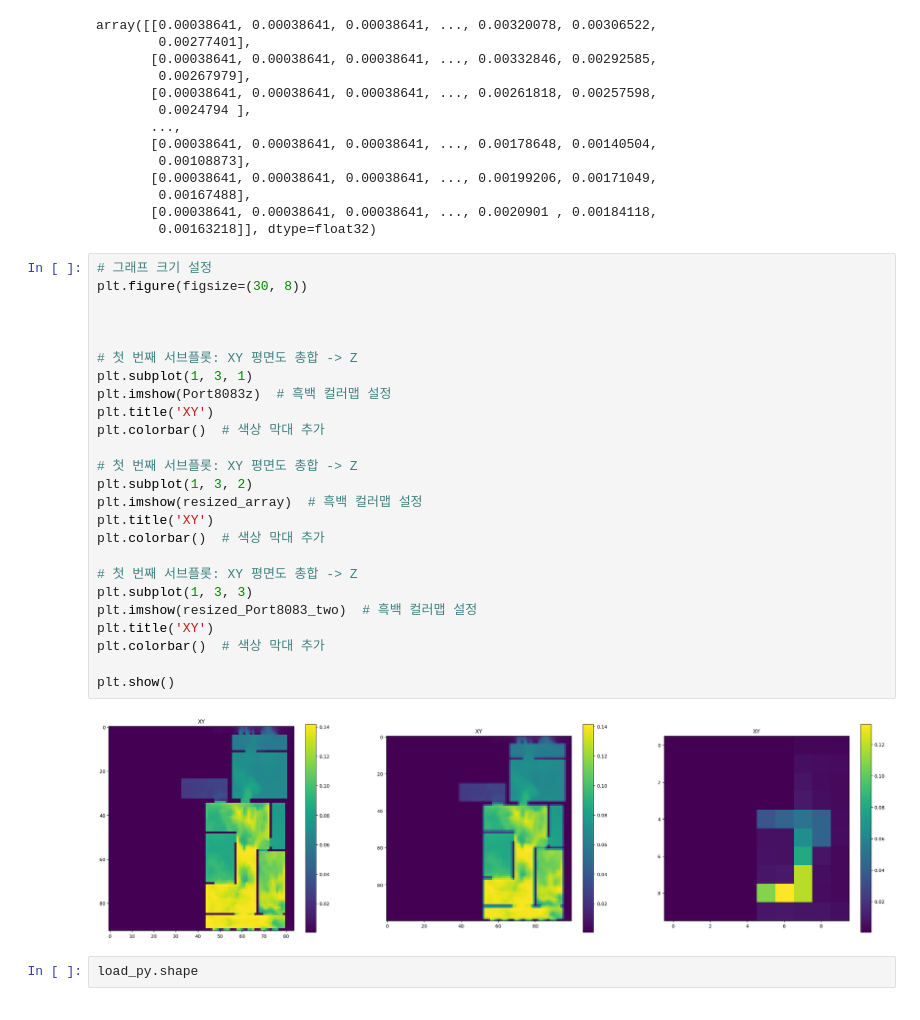
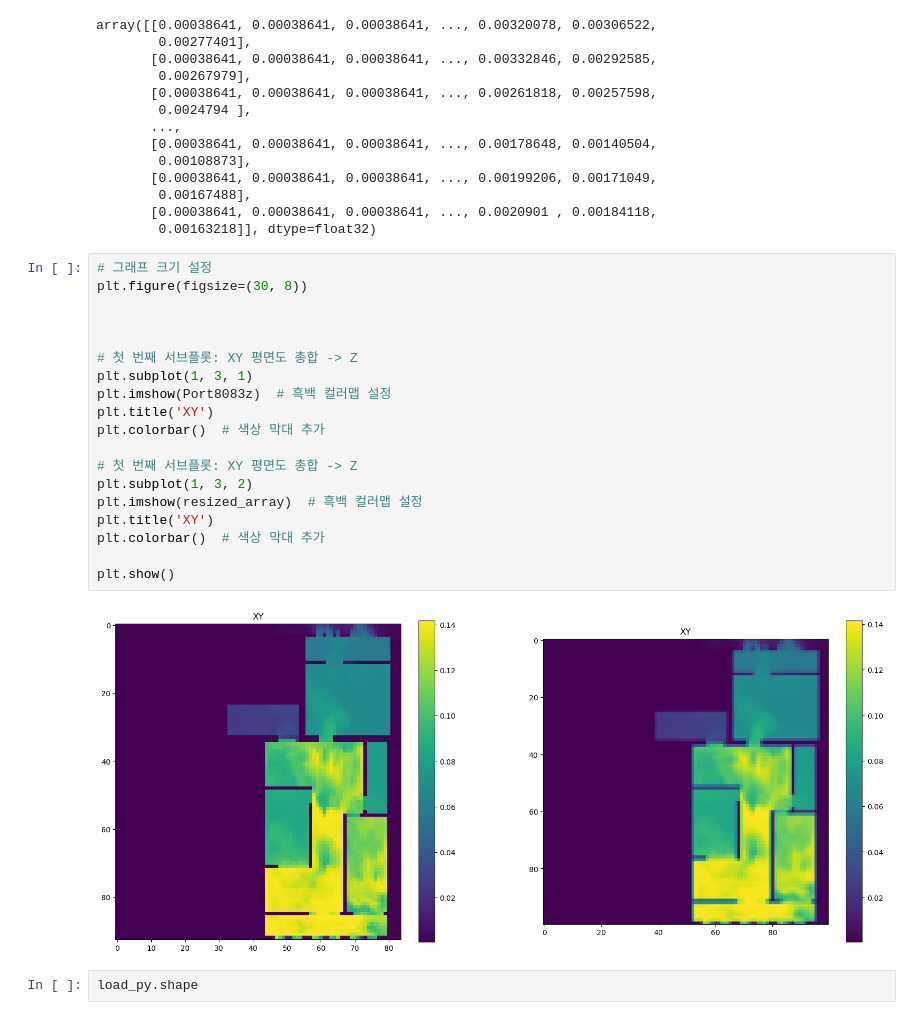
Before and after one commit to TGESTeam/AU_Protocol_Library, a Jupyter notebook: Port8082_sample.ipynb, the cells around one changed output. Cells and saved outputs as stored; diff of their text form.

```diff
--- a/Port8082_sample.ipynb
+++ b/Port8082_sample.ipynb
@@ -84,30 +66,24 @@ array([[0.00038641, 0.00038641, 0.00038641, ..., 0.00320078, 0.00306522,
 # %%
 # 그래프 크기 설정
 plt.figure(figsize=(30, 8))
 
 
 
 # 첫 번째 서브플롯: XY 평면도 총합 -> Z
 plt.subplot(1, 3, 1)
 plt.imshow(Port8083z)  # 흑백 컬러맵 설정
 plt.title('XY')
 plt.colorbar()  # 색상 막대 추가
 
 # 첫 번째 서브플롯: XY 평면도 총합 -> Z
 plt.subplot(1, 3, 2)
 plt.imshow(resized_array)  # 흑백 컬러맵 설정
 plt.title('XY')
 plt.colorbar()  # 색상 막대 추가
 
-# 첫 번째 서브플롯: XY 평면도 총합 -> Z
-plt.subplot(1, 3, 3)
-plt.imshow(resized_Port8083_two)  # 흑백 컬러맵 설정
-plt.title('XY')
-plt.colorbar()  # 색상 막대 추가
-
 plt.show()
 # %% [output]
-[figure, old version]
+[figure, new version]
 # %%
 load_py.shape
 # %% [output]
```
Also changed, not shown: parts of 18 cells of this notebook, 1 other file.
